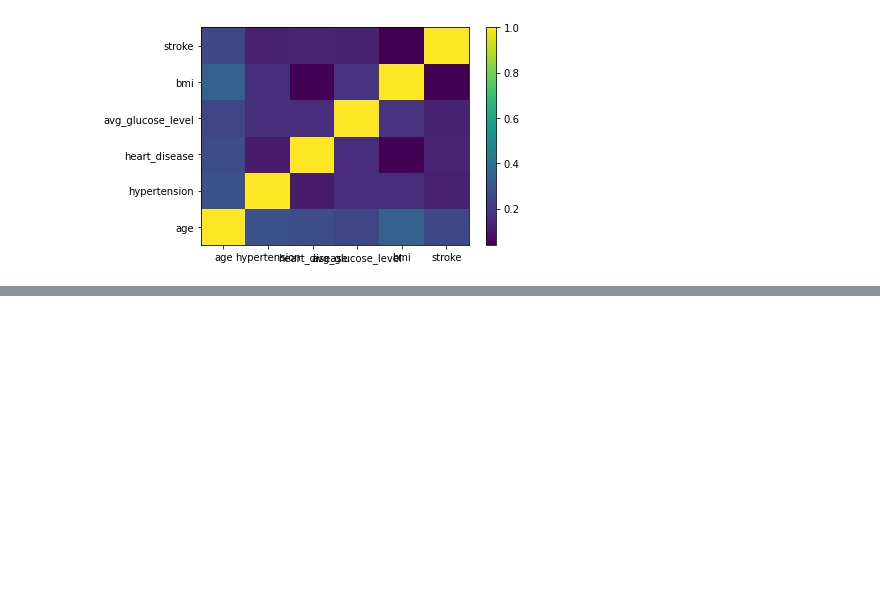
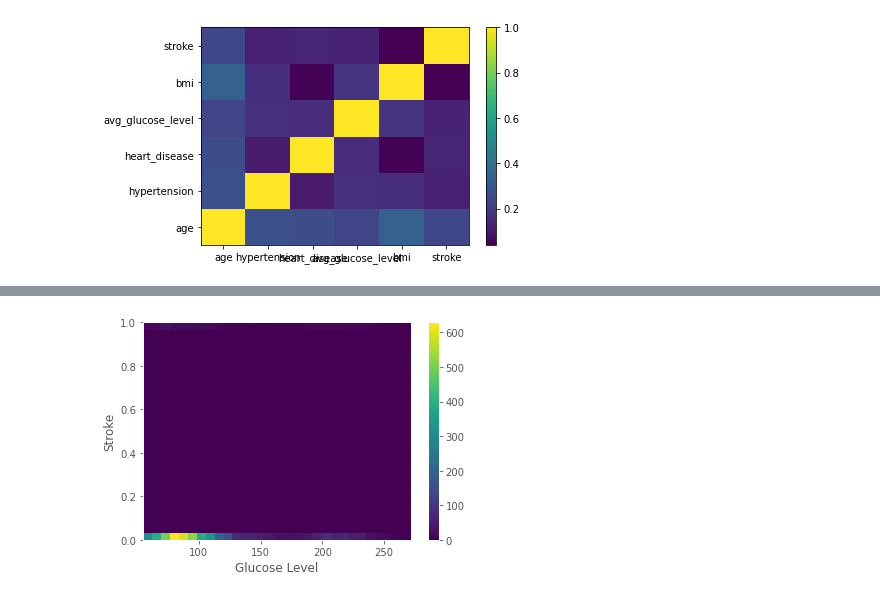
Before and after one commit to lukedemaio/MLLab01, a Jupyter notebook: Stroke Data Visualization.ipynb, the cells around one changed output, grey strips where cells are left out. Cells and saved outputs as stored; diff of their text form; code cells hidden in the pictures; blank space fills up the shorter version.

```diff
--- a/Stroke Data Visualization.ipynb
+++ b/Stroke Data Visualization.ipynb
@@ -236,0 +271,10 @@ plt.show()
+# %%
+#Two-Dimensional Analysis of Glucose Level with BMI and Stroke
+
+plt.hist2d(x=df_imputed.avg_glucose_level, y=df_imputed.stroke, bins=30)
+plt.colorbar()
+plt.xlabel('Glucose Level')
+plt.ylabel('Stroke')
+plt.show()
+# %% [output]
+[figure, added]
```
Also changed, not shown: parts of 10 cells of this notebook.
